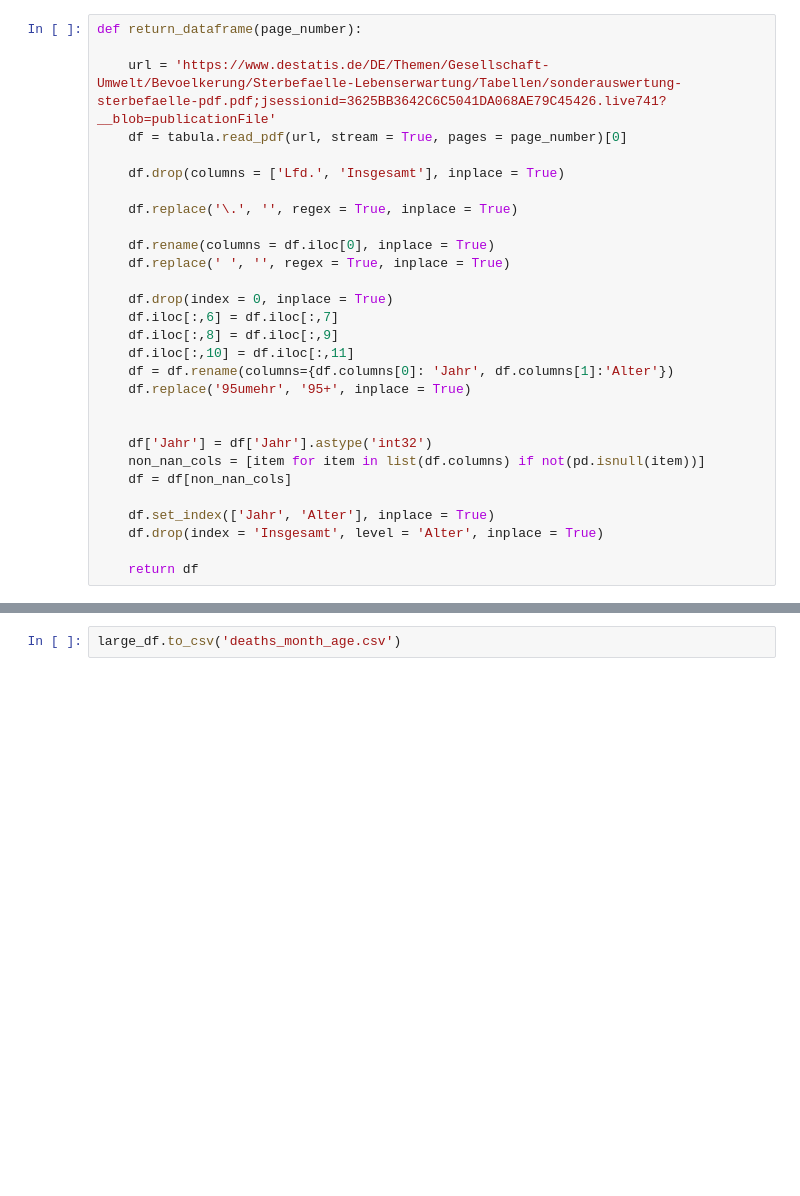
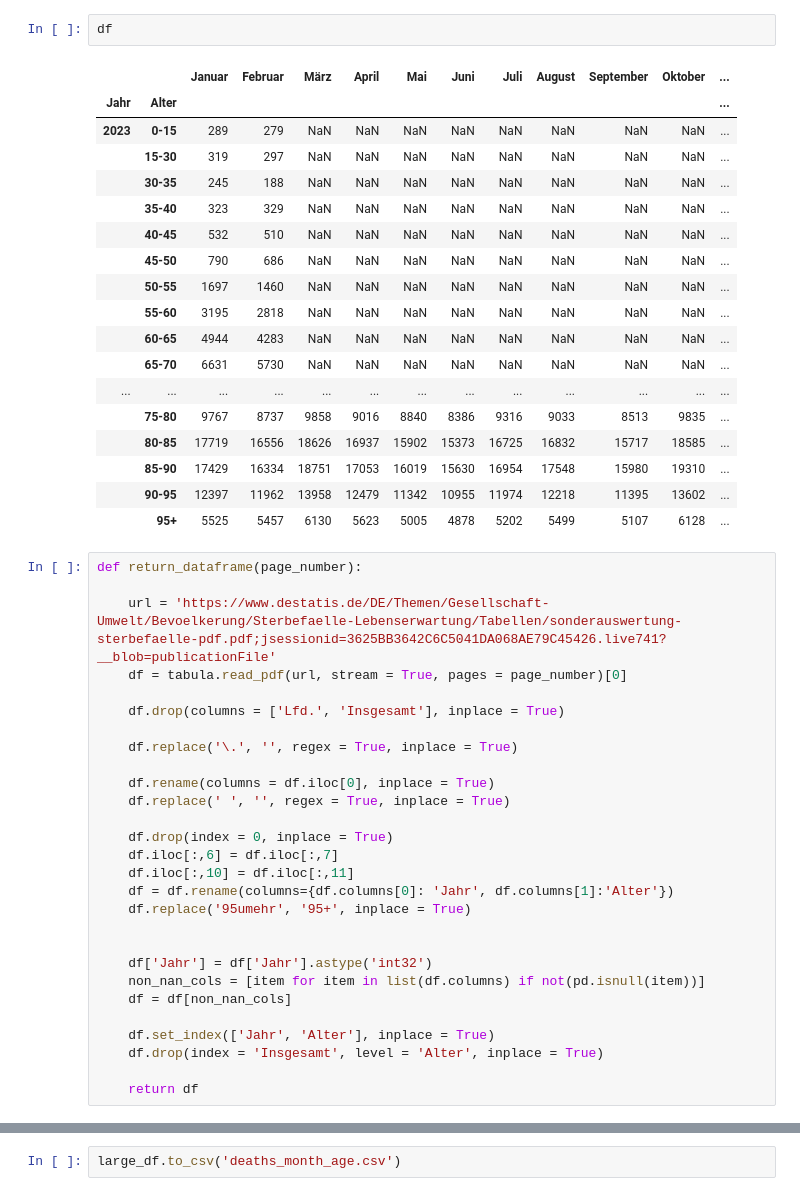
Before and after one commit to snilsn/death, a Jupyter notebook: death_month_age.ipynb, the cells around one changed output, grey strips where cells are left out. Drawn from its saved outputs; the diff is of its cells as text; blank space fills up the shorter version.

```diff
--- a/death_month_age.ipynb
+++ b/death_month_age.ipynb
@@ -46,4 +45,25 @@ Sep 13, 2021 10:25:17 PM org.apache.pdfbox.pdmodel.font.PDTrueTypeFont <init>
 WARNUNG: Using fallback font 'LiberationSans' for 'MetaNormalLF-Roman'
+# %%
+df
+# %% [output]
+|  |  | Januar | Februar | März | April | Mai | Juni | Juli | August | September | Oktober | ... |
+| Jahr | Alter |  |  |  |  |  |  |  |  |  |  | ... |
+| 2023 | 0-15 | 289 | 279 | NaN | NaN | NaN | NaN | NaN | NaN | NaN | NaN | ... |
+|  | 15-30 | 319 | 297 | NaN | NaN | NaN | NaN | NaN | NaN | NaN | NaN | ... |
+|  | 30-35 | 245 | 188 | NaN | NaN | NaN | NaN | NaN | NaN | NaN | NaN | ... |
+|  | 35-40 | 323 | 329 | NaN | NaN | NaN | NaN | NaN | NaN | NaN | NaN | ... |
+|  | 40-45 | 532 | 510 | NaN | NaN | NaN | NaN | NaN | NaN | NaN | NaN | ... |
+|  | 45-50 | 790 | 686 | NaN | NaN | NaN | NaN | NaN | NaN | NaN | NaN | ... |
+|  | 50-55 | 1697 | 1460 | NaN | NaN | NaN | NaN | NaN | NaN | NaN | NaN | ... |
+|  | 55-60 | 3195 | 2818 | NaN | NaN | NaN | NaN | NaN | NaN | NaN | NaN | ... |
+|  | 60-65 | 4944 | 4283 | NaN | NaN | NaN | NaN | NaN | NaN | NaN | NaN | ... |
+|  | 65-70 | 6631 | 5730 | NaN | NaN | NaN | NaN | NaN | NaN | NaN | NaN | ... |
+| ... | ... | ... | ... | ... | ... | ... | ... | ... | ... | ... | ... | ... |
+|  | 75-80 | 9767 | 8737 | 9858 | 9016 | 8840 | 8386 | 9316 | 9033 | 8513 | 9835 | ... |
+|  | 80-85 | 17719 | 16556 | 18626 | 16937 | 15902 | 15373 | 16725 | 16832 | 15717 | 18585 | ... |
+|  | 85-90 | 17429 | 16334 | 18751 | 17053 | 16019 | 15630 | 16954 | 17548 | 15980 | 19310 | ... |
+|  | 90-95 | 12397 | 11962 | 13958 | 12479 | 11342 | 10955 | 11974 | 12218 | 11395 | 13602 | ... |
+|  | 95+ | 5525 | 5457 | 6130 | 5623 | 5005 | 4878 | 5202 | 5499 | 5107 | 6128 | ... |
 # %%
 def return_dataframe(page_number):
 
@@ -59,7 +79,6 @@ def return_dataframe(page_number):
 
     df.drop(index = 0, inplace = True)
     df.iloc[:,6] = df.iloc[:,7]
-    df.iloc[:,8] = df.iloc[:,9]
     df.iloc[:,10] = df.iloc[:,11]
     df = df.rename(columns={df.columns[0]: 'Jahr', df.columns[1]:'Alter'})
     df.replace('95umehr', '95+', inplace = True)
```
Also changed, not shown: parts of 3 cells of this notebook, 2 other files.
